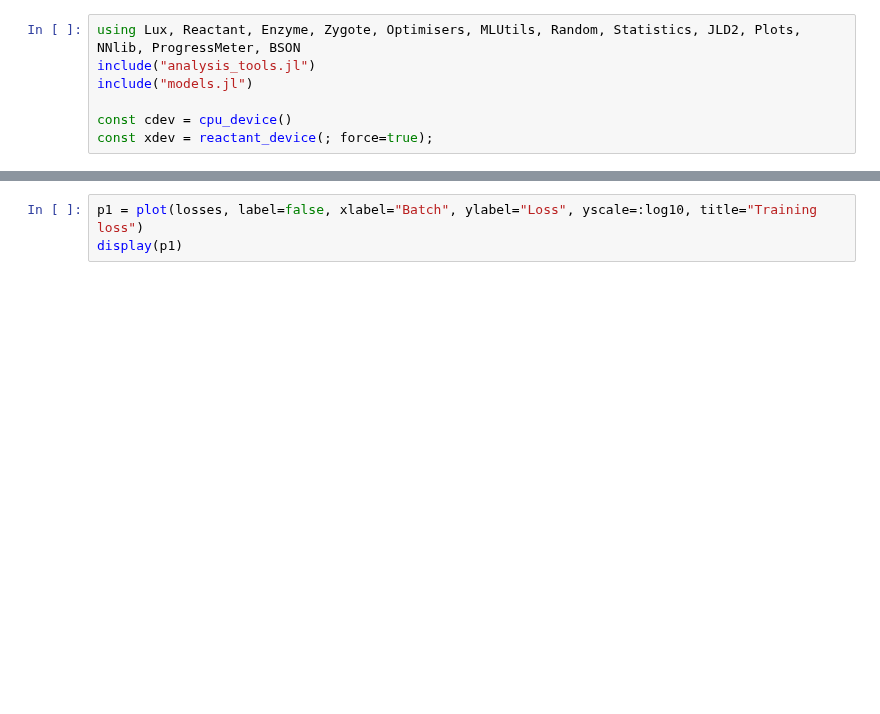
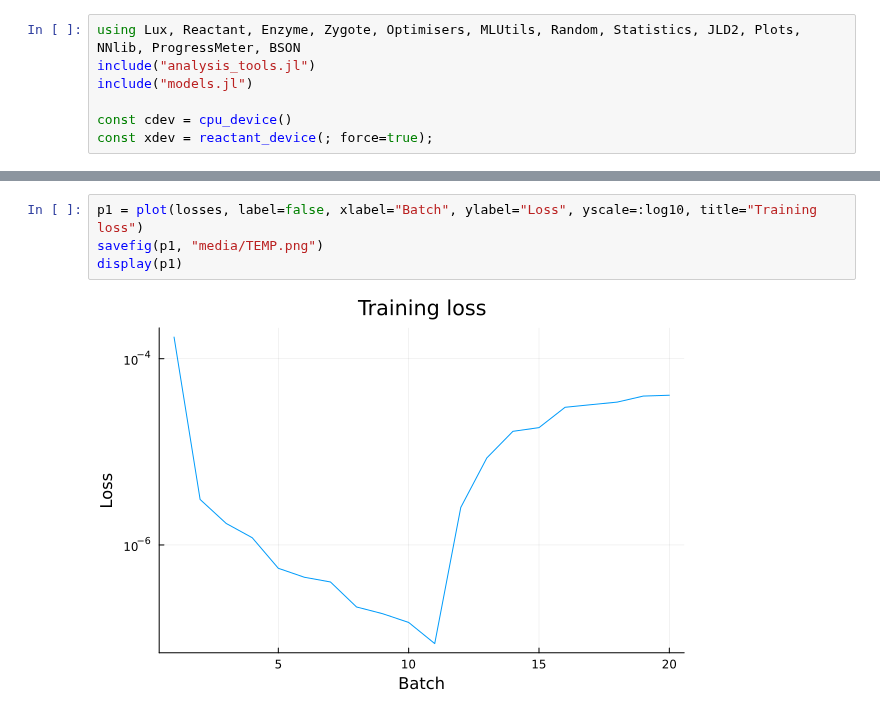
Before and after one commit to mlenes/surrogate_flow, a Jupyter notebook: CNN_flux.ipynb, the cells around one changed output, grey strips where cells are left out. Drawn from its saved outputs; the diff is of its cells as text; blank space fills up the shorter version.

```diff
--- a/CNN_flux.ipynb
+++ b/CNN_flux.ipynb
@@ -293,3 +114,6 @@ BSON.@save "models/trained_model_trial.bson" model Xμ Xσ;
 # %%
 p1 = plot(losses, label=false, xlabel="Batch", ylabel="Loss", yscale=:log10, title="Training loss")
+savefig(p1, "media/TEMP.png")
 display(p1)
+# %% [output]
+[figure, added]
```
Also changed, not shown: parts of 4 cells of this notebook, 10 other files.
